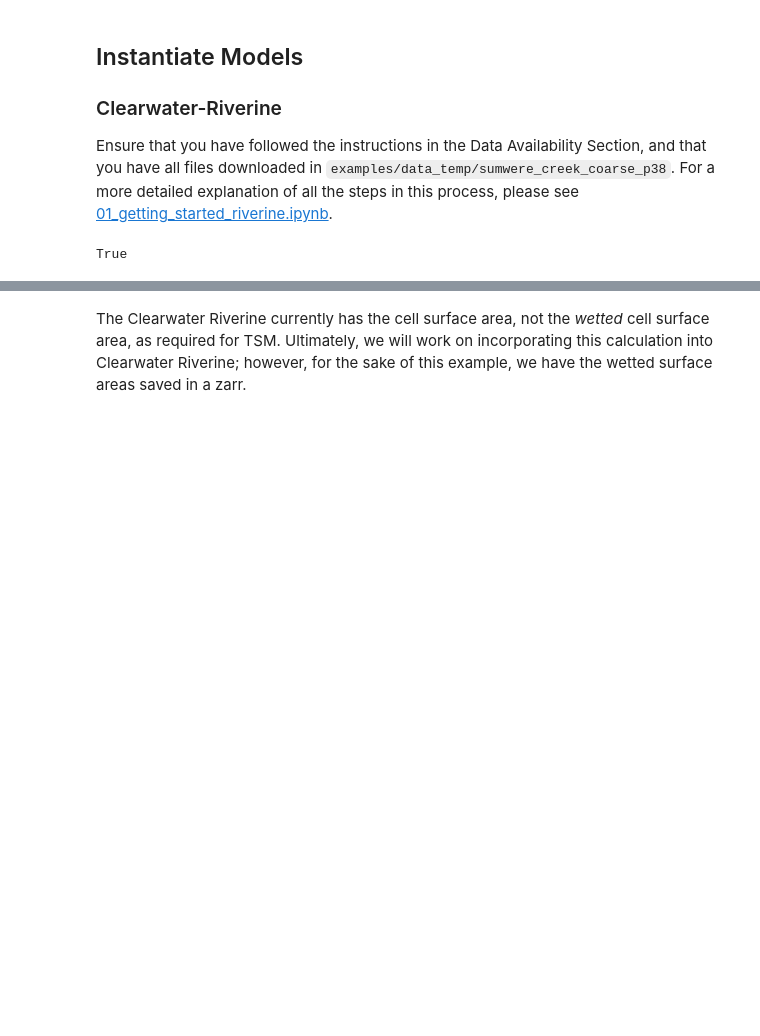
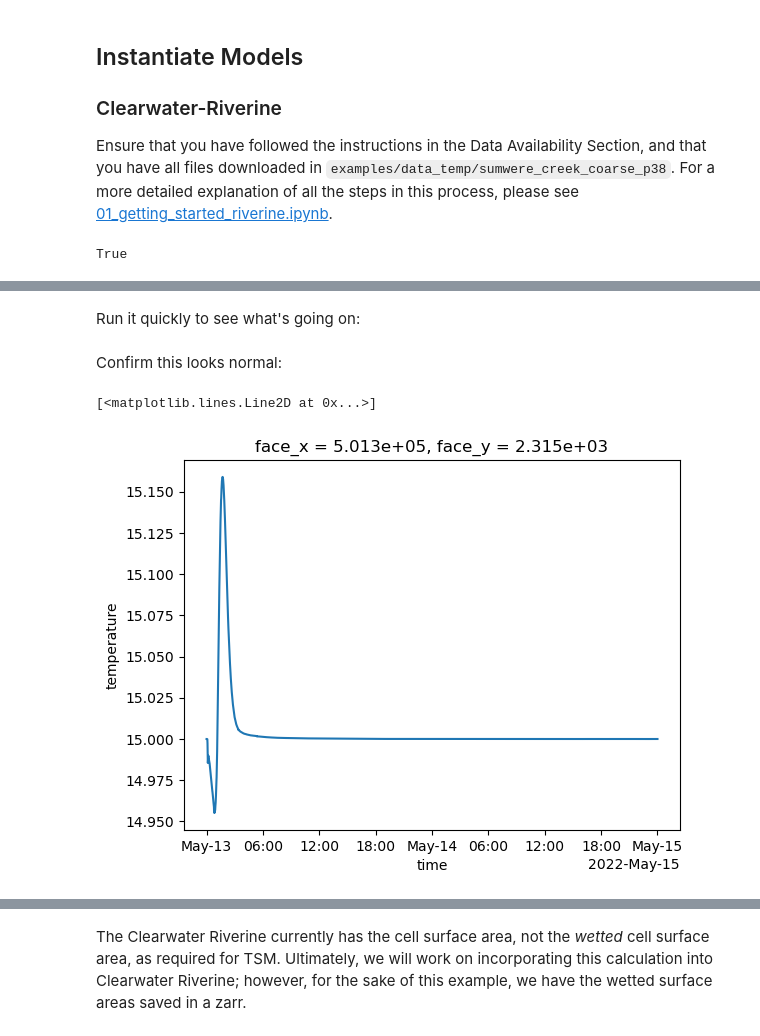
Before and after one commit to EcohydrologyTeam/ClearWater-riverine, a Jupyter notebook: examples/dev_sandbox/02_coupling_riverine_modules_updated_(scaled)_crs_30sec.ipynb, the cells around one changed output, grey strips where cells are left out. Drawn from its saved outputs; the diff is of its cells as text; code cells hidden in the pictures; blank space fills up the shorter version.

```diff
--- a/examples/dev_sandbox/02_coupling_riverine_modules_updated_(scaled)_crs_30sec.ipynb
+++ b/examples/dev_sandbox/02_coupling_riverine_modules_updated_(scaled)_crs_30sec.ipynb
@@ -117,0 +139,12 @@ Wall time: 812 ms
+# %% [markdown]
+Run it quickly to see what's going on:
+# %%
+for _ in range(len(transport_model.mesh.time) - 1):
+    transport_model.update()
+# %% [markdown]
+Confirm this looks normal:
+# %%
+transport_model.mesh.temperature.isel(nface=216).plot()
+# %% [output]
+[<matplotlib.lines.Line2D at 0x...>]
+[figure, added]
```
Also changed, not shown: parts of 24 cells of this notebook.
